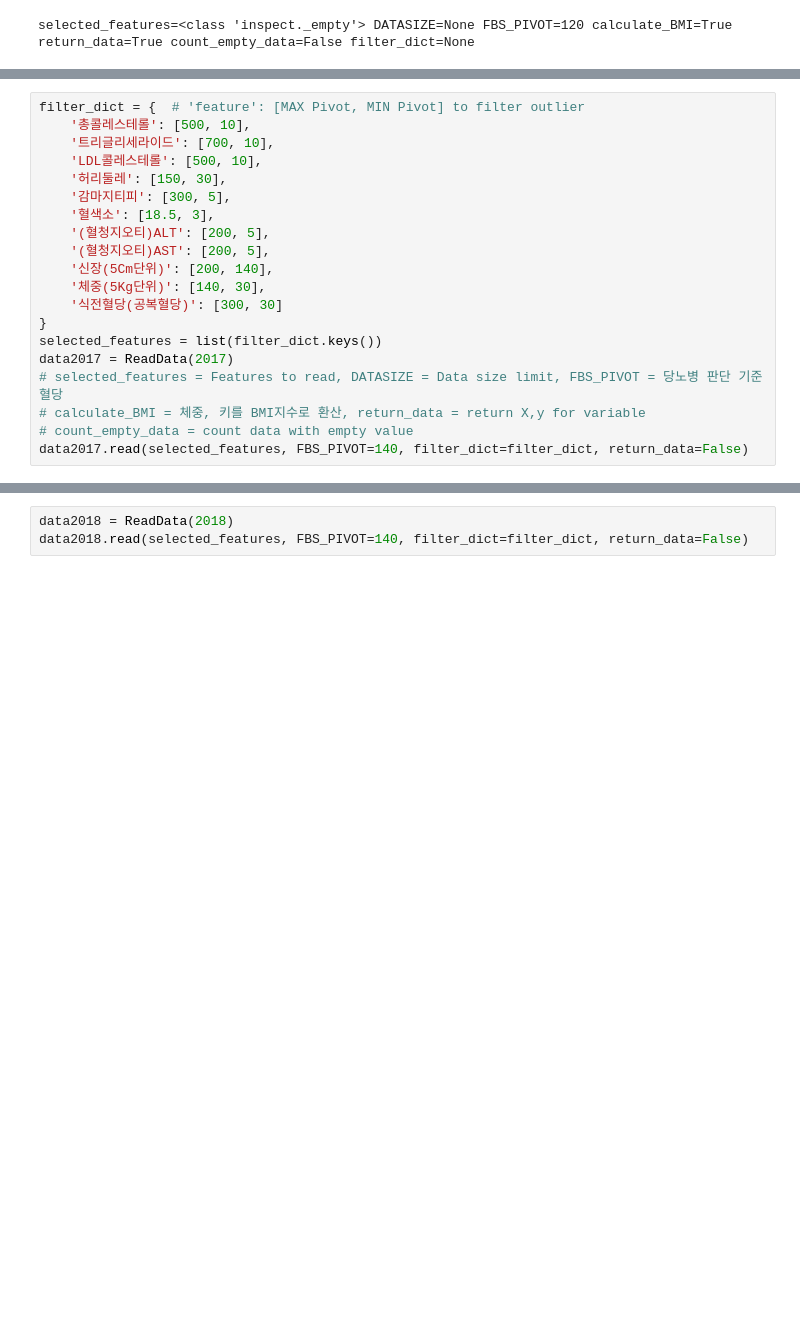
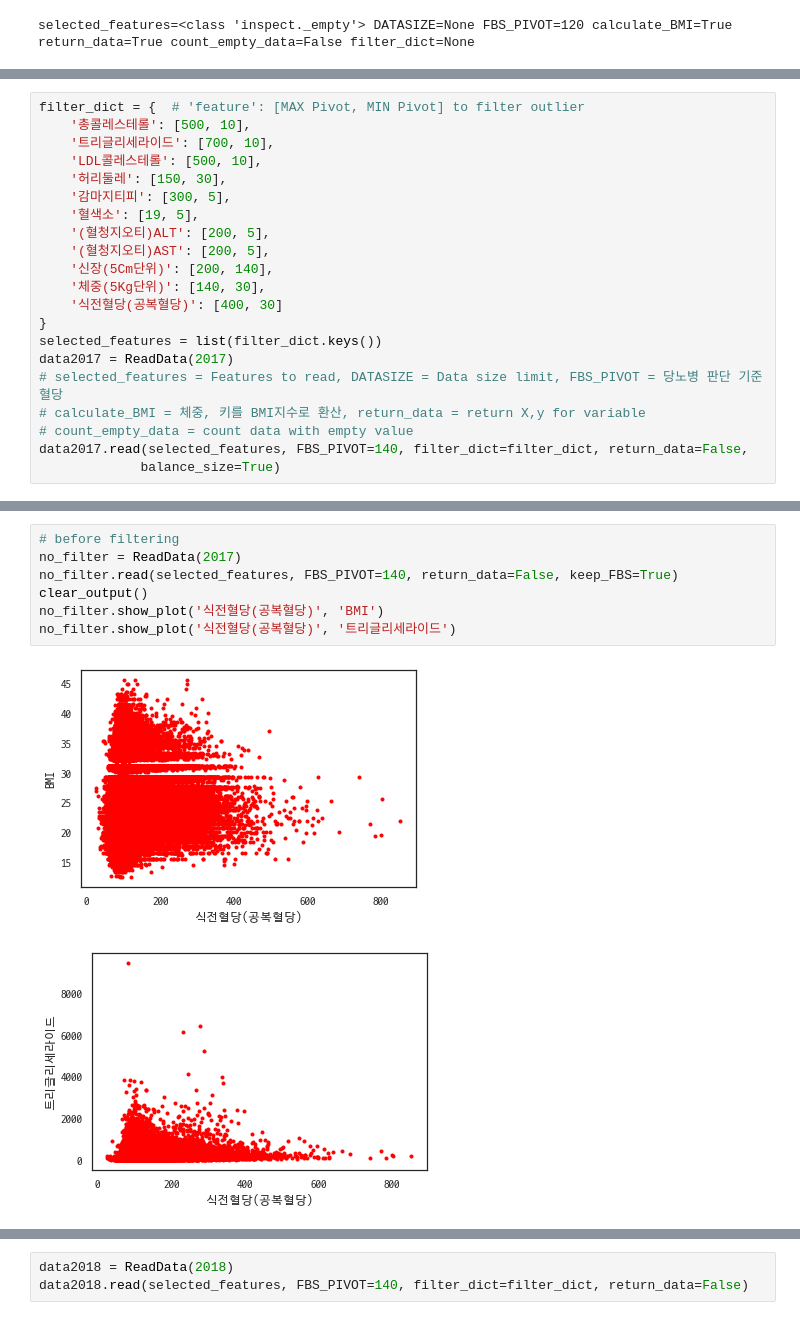
Before and after one commit to Yoonkeee/2021SS_DatabaseApplication, a Jupyter notebook: Diabetes Modeling.ipynb, the cells around one changed output, grey strips where cells are left out. Drawn from its saved outputs; the diff is of its cells as text; blank space fills up the shorter version.

```diff
--- a/Diabetes Modeling.ipynb
+++ b/Diabetes Modeling.ipynb
@@ -323,19 +472,20 @@ filter_dict = {  # 'feature': [MAX Pivot, MIN Pivot] to filter outlier
     'LDL콜레스테롤': [500, 10],
     '허리둘레': [150, 30],
     '감마지티피': [300, 5],
-    '혈색소': [18.5, 3],
+    '혈색소': [19, 5],
     '(혈청지오티)ALT': [200, 5],
     '(혈청지오티)AST': [200, 5],
     '신장(5Cm단위)': [200, 140],
     '체중(5Kg단위)': [140, 30],
-    '식전혈당(공복혈당)': [300, 30]
+    '식전혈당(공복혈당)': [400, 30]
 }
 selected_features = list(filter_dict.keys())
 data2017 = ReadData(2017)
 # selected_features = Features to read, DATASIZE = Data size limit, FBS_PIVOT = 당노병 판단 기준 혈당
 # calculate_BMI = 체중, 키를 BMI지수로 환산, return_data = return X,y for variable
 # count_empty_data = count data with empty value
-data2017.read(selected_features, FBS_PIVOT=140, filter_dict=filter_dict, return_data=False)
+data2017.read(selected_features, FBS_PIVOT=140, filter_dict=filter_dict, return_data=False,
+             balance_size=True)
 # %% [output]
 Reading Year 2017
 Filtering outliers
@@ -354,3 +504,13 @@ Selected Features and Sample Data:
 ['허리둘레', '총콜레스테롤', '트리글리세라이드', 'LDL콜레스테롤', '혈색소', '(혈청지오티)AST', '(혈청지오티)ALT', '감마지티피', 'BMI']
 [ 77.   175.    90.    92.    14.4   17.    17.    49.    17.78] , 당뇨
 [ 84.   135.   137.    68.    13.2   21.    30.    21.    23.88] , 당뇨
+# %%
+# before filtering
+no_filter = ReadData(2017)
+no_filter.read(selected_features, FBS_PIVOT=140, return_data=False, keep_FBS=True)
+clear_output()
+no_filter.show_plot('식전혈당(공복혈당)', 'BMI')
+no_filter.show_plot('식전혈당(공복혈당)', '트리글리세라이드')
+# %% [output]
+[figure, added]
+[figure, added]
```
Also changed, not shown: parts of 21 cells of this notebook.
